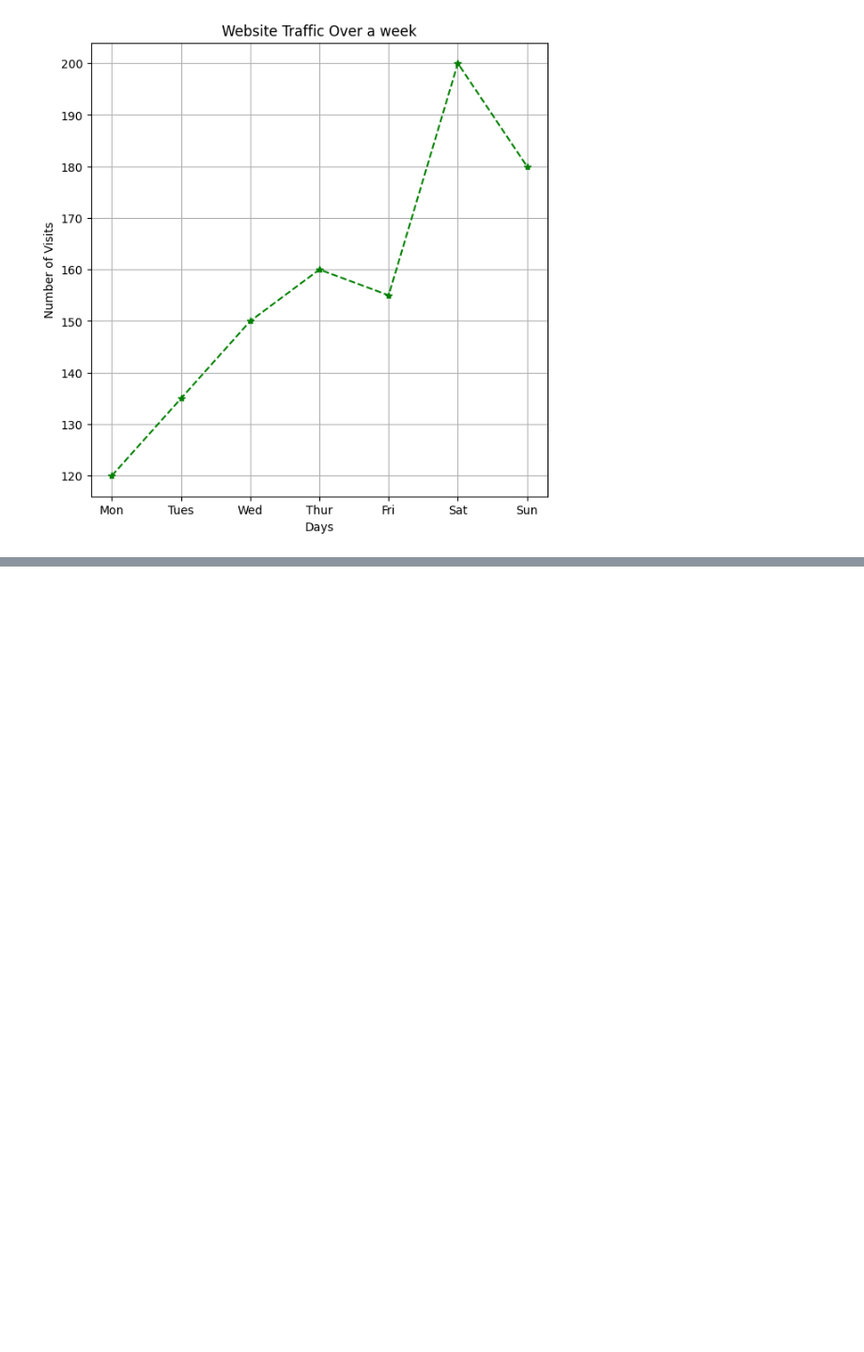
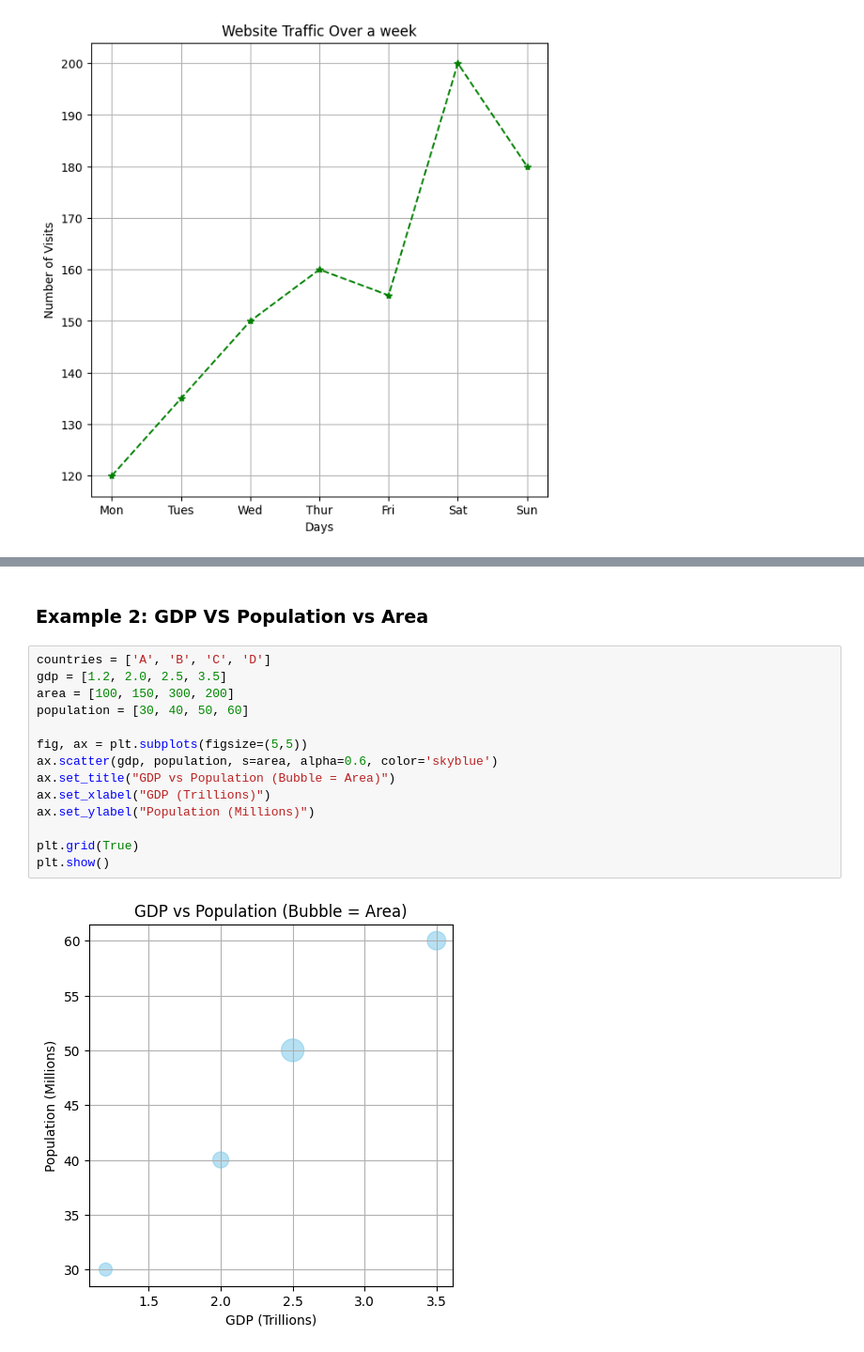
Before and after one commit to HABUDANHAYABK/ArewaDS-Machine-Learning, a Jupyter notebook: Data-Visualizations/Visualization-relationships/notebook.ipynb, the cells around one changed output, grey strips where cells are left out. Shown at 94% size. Saved outputs shown, nothing was run; the diff lists cells and outputs as text; blank space fills up the shorter version.

```diff
--- a/Data-Visualizations/Visualization-relationships/notebook.ipynb
+++ b/Data-Visualizations/Visualization-relationships/notebook.ipynb
@@ -99,0 +128,18 @@ plt.show()
+# %% [markdown]
+### Example 2: GDP VS Population vs Area
+# %%
+countries = ['A', 'B', 'C', 'D']
+gdp = [1.2, 2.0, 2.5, 3.5]
+area = [100, 150, 300, 200]
+population = [30, 40, 50, 60]
+
+fig, ax = plt.subplots(figsize=(5,5))
+ax.scatter(gdp, population, s=area, alpha=0.6, color='skyblue')
+ax.set_title("GDP vs Population (Bubble = Area)")
+ax.set_xlabel("GDP (Trillions)")
+ax.set_ylabel("Population (Millions)")
+
+plt.grid(True)
+plt.show()
+# %% [output]
+[figure, added]
```
Also changed, not shown: parts of 2 cells of this notebook.
